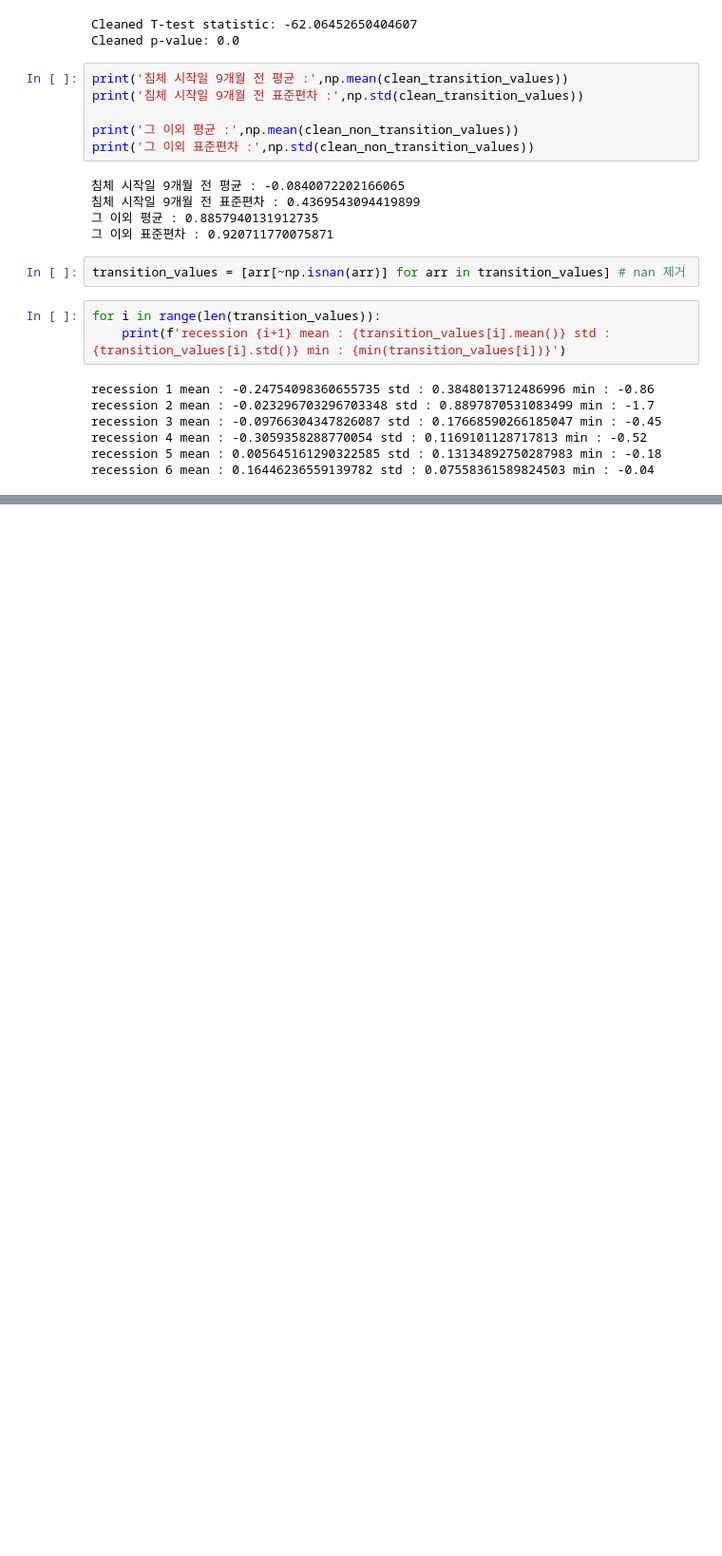
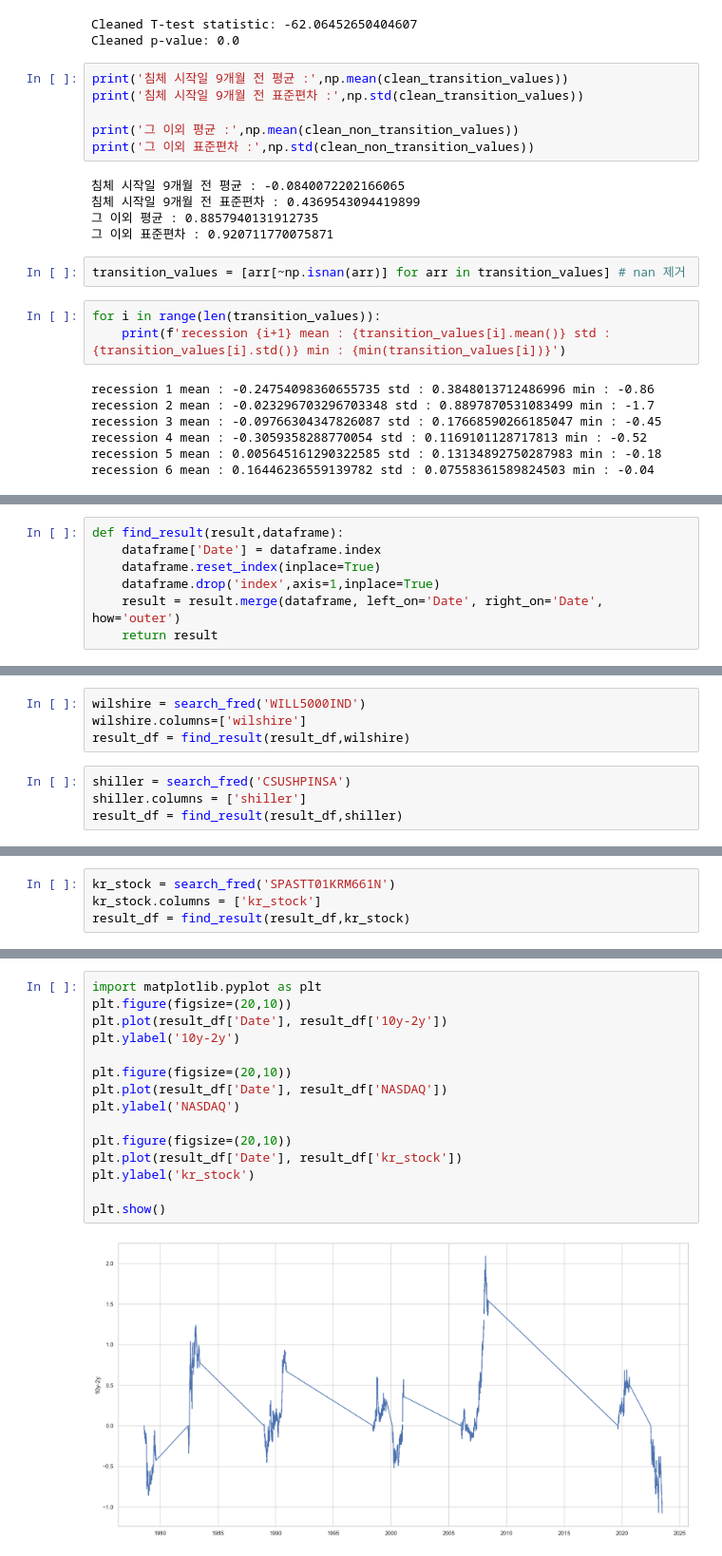
Before and after one commit to jeanDeluge/upstage_eda_1, a Jupyter notebook: data_EDA.ipynb, the cells around one changed output, grey strips where cells are left out. Shown at 95% size. Drawn from its saved outputs; the diff is of its cells as text; blank space fills up the shorter version.

```diff
--- a/data_EDA.ipynb
+++ b/data_EDA.ipynb
@@ -837,0 +900,7 @@ recession 6 mean : 0.16446236559139782 std : 0.07558361589824503 min : -0.04
+# %%
+def find_result(result,dataframe):
+    dataframe['Date'] = dataframe.index
+    dataframe.reset_index(inplace=True)
+    dataframe.drop('index',axis=1,inplace=True)
+    result = result.merge(dataframe, left_on='Date', right_on='Date', how='outer')
+    return result
@@ -837,0 +909,8 @@ recession 6 mean : 0.16446236559139782 std : 0.07558361589824503 min : -0.04
+# %%
+wilshire = search_fred('WILL5000IND')
+wilshire.columns=['wilshire']
+result_df = find_result(result_df,wilshire)
+# %%
+shiller = search_fred('CSUSHPINSA')
+shiller.columns = ['shiller']
+result_df = find_result(result_df,shiller)
@@ -837,0 +926,4 @@ recession 6 mean : 0.16446236559139782 std : 0.07558361589824503 min : -0.04
+# %%
+kr_stock = search_fred('SPASTT01KRM661N')
+kr_stock.columns = ['kr_stock']
+result_df = find_result(result_df,kr_stock)
@@ -837,0 +940,17 @@ recession 6 mean : 0.16446236559139782 std : 0.07558361589824503 min : -0.04
+# %%
+import matplotlib.pyplot as plt
+plt.figure(figsize=(20,10))
+plt.plot(result_df['Date'], result_df['10y-2y'])
+plt.ylabel('10y-2y')
+
+plt.figure(figsize=(20,10))
+plt.plot(result_df['Date'], result_df['NASDAQ'])
+plt.ylabel('NASDAQ')
+
+plt.figure(figsize=(20,10))
+plt.plot(result_df['Date'], result_df['kr_stock'])
+plt.ylabel('kr_stock')
+
+plt.show()
+# %% [output]
+[figure, added]
```
Also changed, not shown: parts of 15 cells of this notebook.
